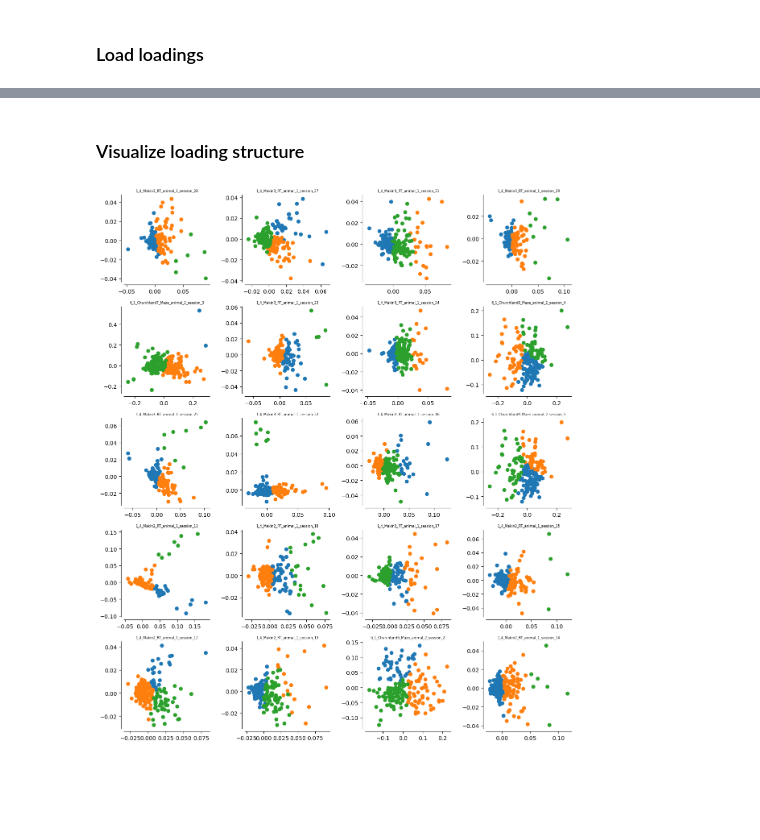
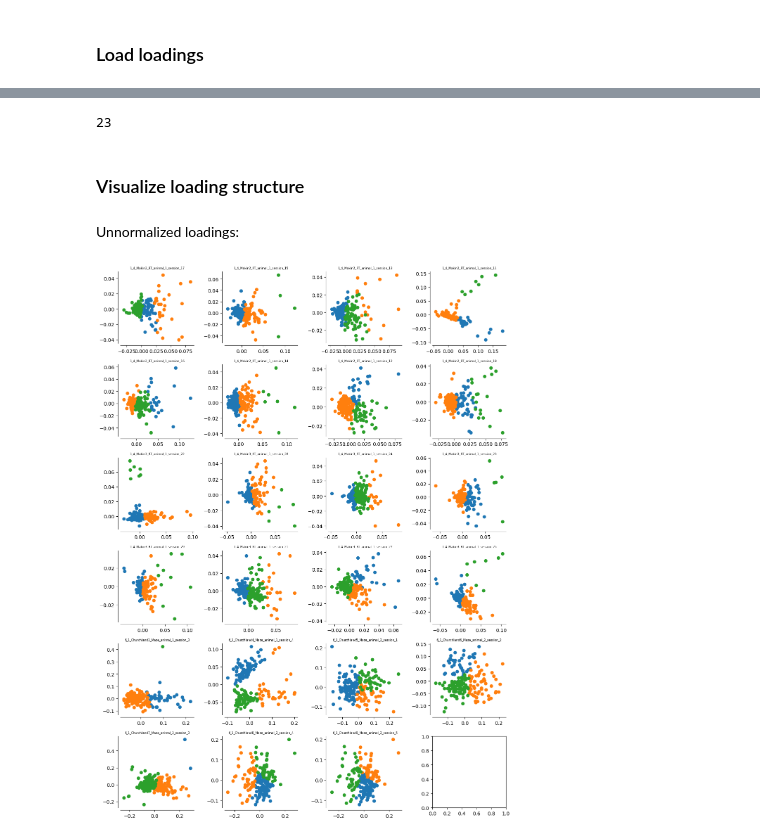
Before and after one commit to ybernaerts/NeuroTask, a Jupyter notebook: loading_structures.ipynb, the cells around one changed output, grey strips where cells are left out. Cells and saved outputs as stored; diff of their text form; code cells hidden in the pictures; blank space fills up the shorter version.

Commit message:
loading structure visualization

```diff
--- a/loading_structures.ipynb
+++ b/loading_structures.ipynb
@@ -14,5 +14,5 @@ from plot_utils import adjust_spines
 datasets = []
 for root, dirs, files in os.walk('./save_loadings'):
     for file in files:
-        if file.endswith('C'):
+        if file.endswith('C.pickle'):
             datasets.append(root + '/' + file)
@@ -19,14 +48,19 @@ for root, dirs, files in os.walk('./save_loadings'):
 # %%
 dataset_names=[]
-for dataset in datasets:
-    dataset_names.append(dataset.split('/')[2][:-2])
+for dataset in datasets_ordered:
+    dataset_names.append(dataset.split('/')[2][:-22])
 # %%
 loadings = []
-for dataset in datasets:
+norm_loadings=[]
+for dataset in datasets_ordered:
     with open(dataset, 'rb') as f:
+        results=pickle.load(f)
         loadings.append(
-            pickle.load(f)['C']
+            results['C']
         )
+        norm_loadings.append(
+            results['Corth']
+        )
 # %%
 len(dataset_names)
 # %% [output]
@@ -38,27 +72,34 @@ len(loadings)
+# %%
+len(norm_loadings)
+# %% [output]
+23
 # %% [markdown]
 ### Visualize loading structure
+# %% [markdown]
+Unnormalized loadings:
 # %%
-fig, axes = plt.subplots(5,4,figsize=(12, 14))
+fig, axes = plt.subplots(6,4,figsize=(12, 16))
 axes = axes.flatten()
 for i, C in enumerate(loadings):
 
     ### k-means
     kmeans = KMeans(
         n_clusters=3, random_state=17, n_init=1000
     ).fit(C)
     clusters = kmeans.labels_
 
 
     ### PCA
     pca = PCA(n_components=2)
     z=pca.fit_transform(C)
 
     for c in np.unique(clusters):
         axes[i].scatter(z[clusters==c,0], z[clusters==c,1])
-    axes[i].set_title(dataset_names[i][:-13], fontsize=6)
+    axes[i].set_title(dataset_names[i], fontsize=6)
     sns.despine(ax=axes[i])
     adjust_spines(axes[i], ['left', 'bottom'])
 
 plt.tight_layout()
+plt.savefig("figures/unnormalized_loading_structures.png", bbox_inches="tight", pad_inches=0)
 # %% [output]
-[figure, old version]
+[figure, new version]
```
Also changed, not shown: parts of 5 cells of this notebook, 2 other files.
